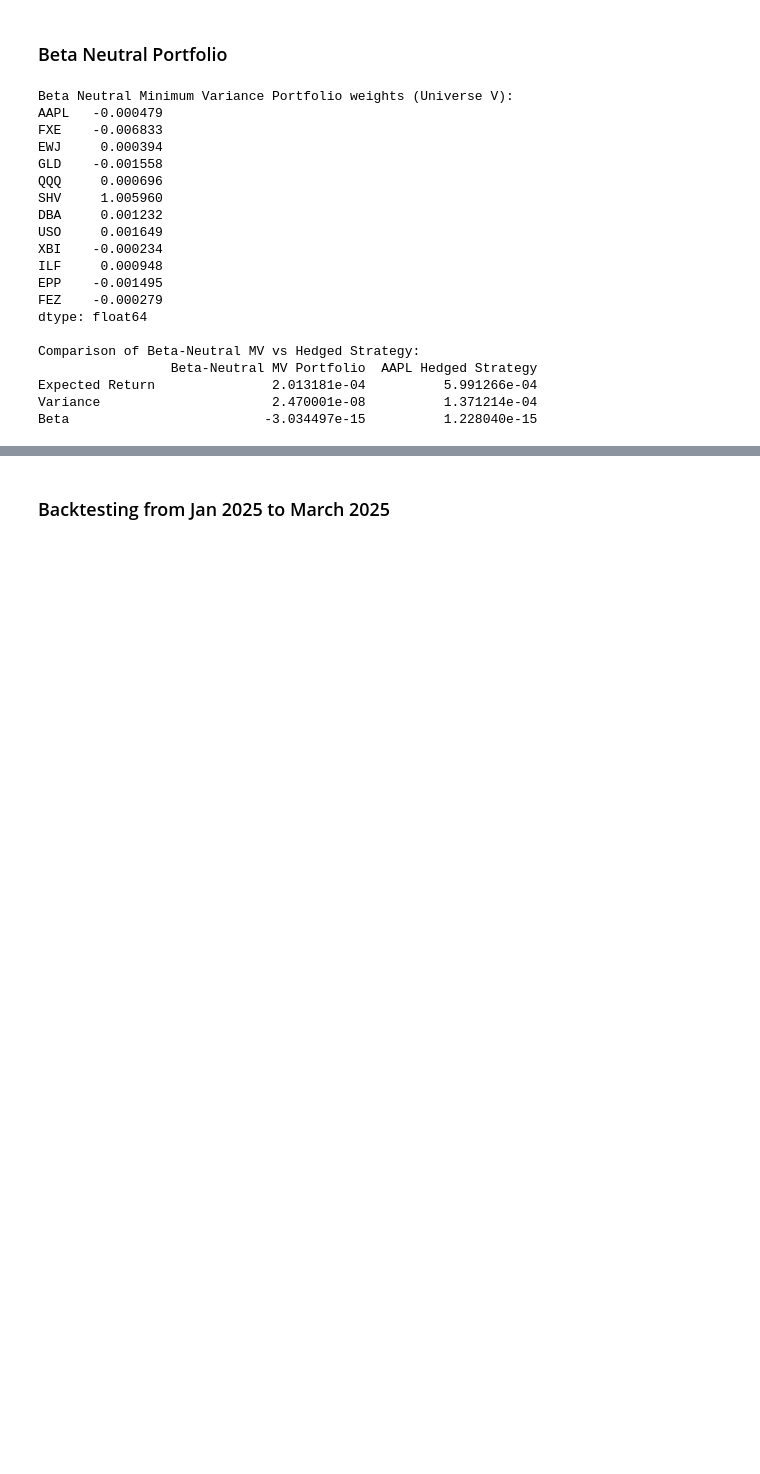
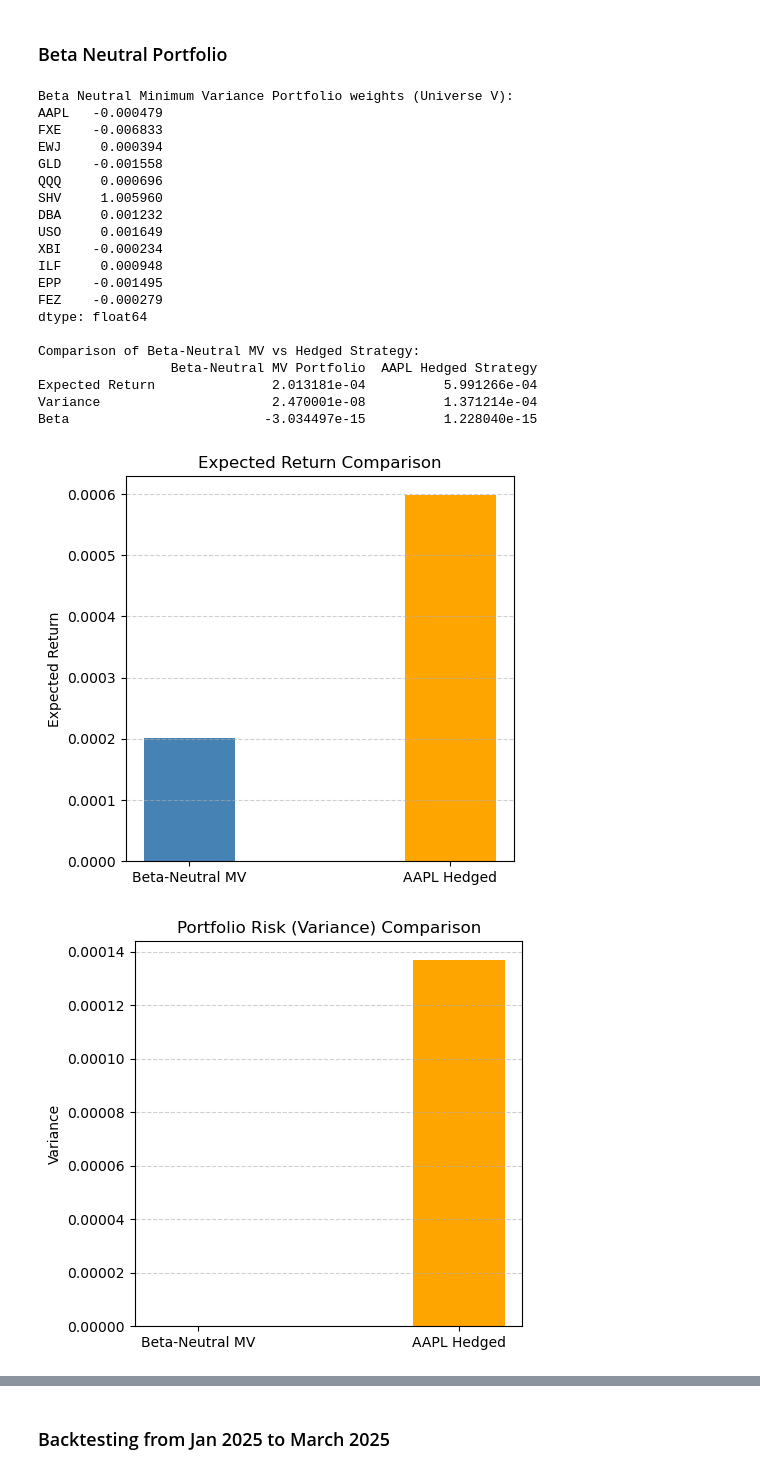
Before and after one commit to vamsyvrishank/Dynamic-Beta-Hedging-Model, a Jupyter notebook: source/model.ipynb, the cells around one changed output, grey strips where cells are left out. Cells and saved outputs as stored; diff of their text form; code cells hidden in the pictures; blank space fills up the shorter version.

Commit message:
adding more plots

```diff
--- a/source/model.ipynb
+++ b/source/model.ipynb
@@ -288,3 +288,45 @@ Comparison of Beta-Neutral MV vs Hedged Strategy:
 Expected Return               2.013181e-04          5.991266e-04
 Variance                      2.470001e-08          1.371214e-04
 Beta                         -3.034497e-15          1.228040e-15
+# %%
+import matplotlib.pyplot as plt
+
+labels = ["Beta-Neutral MV", "AAPL Hedged"]
+
+exp_returns = [mu_beta_neutral, mu_hedged_strategy]
+variances = [var_beta_neutral, var_hedged_strategy]
+betas_plot = [beta_beta_neutral, beta_beta_hedged]
+
+
+# 1. Expected Return Comparison
+
+plt.figure(figsize=(5,5))
+plt.bar(labels, exp_returns, color=["steelblue", "orange"], width=0.35)
+plt.title("Expected Return Comparison")
+plt.ylabel("Expected Return")
+plt.grid(axis='y', linestyle='--', alpha=0.6)
+plt.show()
+
+
+# 2. Variance (Risk) Comparison
+
+plt.figure(figsize=(5,5))
+plt.bar(labels, variances, color=["steelblue", "orange"], width=0.35)
+plt.title("Portfolio Risk (Variance) Comparison")
+plt.ylabel("Variance")
+plt.grid(axis='y', linestyle='--', alpha=0.6)
+plt.show()
+
+
+# 3. Beta Comparison
+
+plt.figure(figsize=(5,5))
+plt.bar(labels, betas_plot, color=["steelblue", "orange"], width=0.35)
+plt.title("Beta Comparison")
+plt.ylabel("Portfolio Beta vs SPY")
+plt.axhline(0, color='black', linewidth=0.8)
+plt.grid(axis='y', linestyle='--', alpha=0.6)
+plt.show()
+# %% [output]
+[figure, added]
+[figure, added]
```
Also changed, not shown: parts of 2 cells of this notebook.
